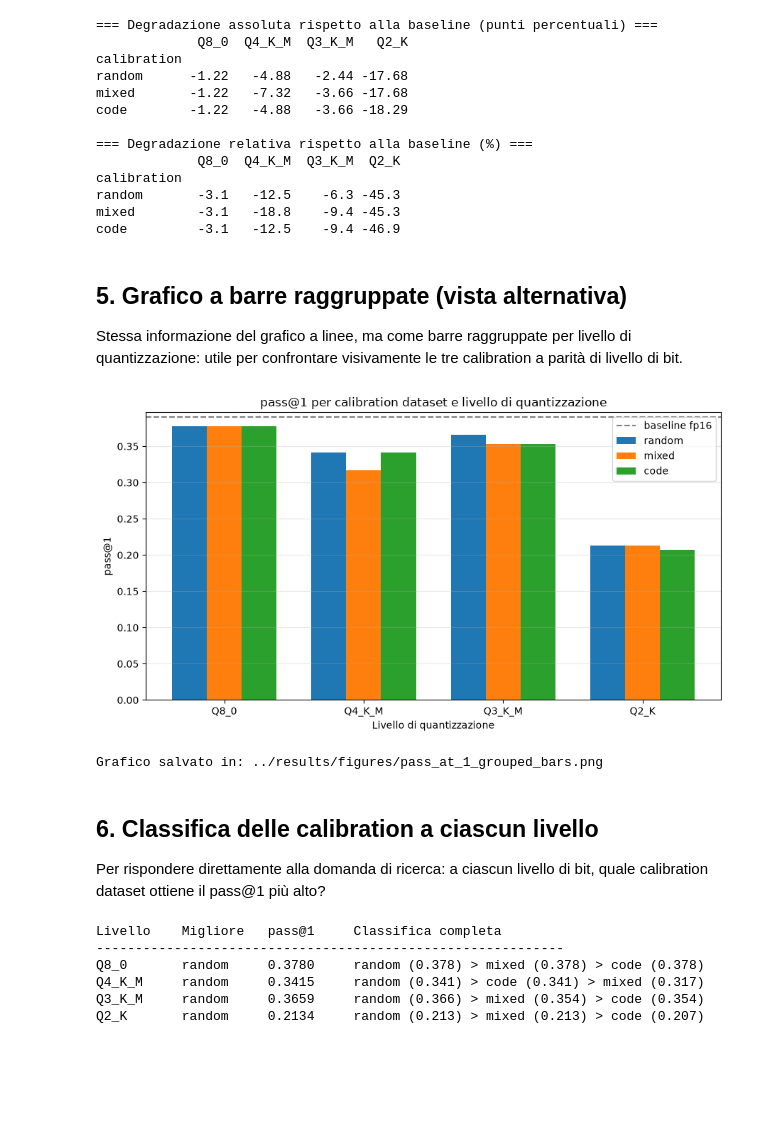
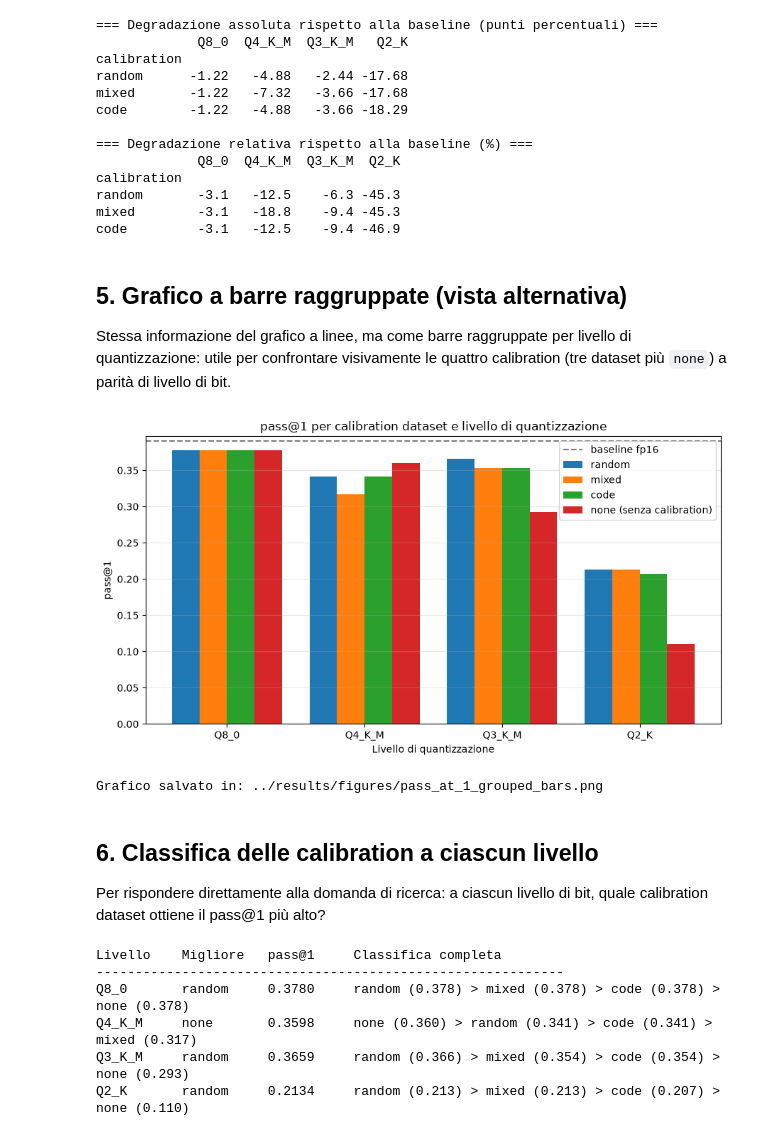
Before and after one commit to Angel136-hub/ProgettoPTQ, a Jupyter notebook: notebooks/05_analyze_results.ipynb, the cells around one changed output. Cells and saved outputs as stored; diff of their text form; code cells hidden in the pictures; blank space fills up the shorter version.

Commit message:
Aggiunto confronto con modelli senza calibration, dimensione dei modelli

```diff
--- a/notebooks/05_analyze_results.ipynb
+++ b/notebooks/05_analyze_results.ipynb
@@ -53,7 +53,7 @@ riferimento orizzontale.
 # %%
 BITS_MAP = {"Q8_0": 8, "Q4_K_M": 4, "Q3_K_M": 3, "Q2_K": 2}
 QUANT_LEVELS = ["Q8_0", "Q4_K_M", "Q3_K_M", "Q2_K"]
-CALIBRATIONS = ["random", "mixed", "code"]
+CALIBRATIONS = ["random", "mixed", "code", "none"]
 
 baseline_row = df_raw[df_raw["model"] == "baseline-f16"]
 baseline_pass1 = float(baseline_row["pass@1"].values[0])
@@ -62,6 +62,12 @@ print(f"Baseline fp16: pass@1 = {baseline_pass1:.4f}")
 
 bits_x = [BITS_MAP[level] for level in QUANT_LEVELS]
 print("Asse X (bit):", bits_x)
+
+# Se i modelli di una calibration non sono ancora stati valutati, li saltiamo con un avviso
+_missing = [c for c in CALIBRATIONS if c not in pivot.index]
+if _missing:
+    print(f"ATTENZIONE: nessun risultato per {_missing}: esegui i notebook 02-04 per questi modelli. Per ora li escludo dai grafici.")
+CALIBRATIONS = [c for c in CALIBRATIONS if c in pivot.index]
 # %% [output]
 Baseline fp16: pass@1 = 0.3902
 Asse X (bit): [8, 4, 3, 2]
@@ -75,15 +81,16 @@ più aggressiva".
 # %%
 fig, ax = plt.subplots(figsize=(8, 5))
 
-colors = {"random": "tab:blue", "mixed": "tab:orange", "code": "tab:green"}
-markers = {"random": "o", "mixed": "s", "code": "^"}
+colors = {"random": "tab:blue", "mixed": "tab:orange", "code": "tab:green", "none": "tab:red"}
+markers = {"random": "o", "mixed": "s", "code": "^", "none": "D"}
 
 for calib in CALIBRATIONS:
     y_values = [pivot.loc[calib, level] for level in QUANT_LEVELS]
     ax.plot(
         bits_x, y_values,
         marker=markers[calib], color=colors[calib],
-        label=calib, linewidth=2, markersize=7,
+        label=("none (senza calibration)" if calib == "none" else calib),
+        linewidth=2, markersize=7, linestyle=(":" if calib == "none" else "-"),
     )
 
 ax.axhline(
@@ -145,36 +152,38 @@ code         -3.1   -12.5    -9.4 -46.9
 ## 5. Grafico a barre raggruppate (vista alternativa)
 
 Stessa informazione del grafico a linee, ma come barre raggruppate per livello di quantizzazione:
-utile per confrontare visivamente le tre calibration a parità di livello di bit.
+utile per confrontare visivamente le quattro calibration (tre dataset più `none`) a parità di livello di bit.
 # %%
 fig, ax = plt.subplots(figsize=(9, 5))
 
 x = range(len(QUANT_LEVELS))
-bar_width = 0.25
+n_calib = len(CALIBRATIONS)
+bar_width = 0.8 / n_calib
 
 for i, calib in enumerate(CALIBRATIONS):
     y_values = [pivot.loc[calib, level] for level in QUANT_LEVELS]
-    offsets = [xi + (i - 1) * bar_width for xi in x]
-    ax.bar(offsets, y_values, width=bar_width, label=calib, color=colors[calib])
+    offsets = [xi + (i - (n_calib - 1) / 2) * bar_width for xi in x]
+    ax.bar(offsets, y_values, width=bar_width, color=colors[calib],
+           label=("none (senza calibration)" if calib == "none" else calib))
 
 ax.axhline(baseline_pass1, color="gray", linestyle="--", linewidth=1.5, label="baseline fp16")
 
 ax.set_xticks(list(x))
 ax.set_xticklabels(QUANT_LEVELS)
 ax.set_xlabel("Livello di quantizzazione")
 ax.set_ylabel("pass@1")
 ax.set_title("pass@1 per calibration dataset e livello di quantizzazione")
 ax.legend()
 ax.grid(True, axis="y", alpha=0.3)
 
 plt.tight_layout()
 fig_path_bar = f"{FIGURES_DIR}/pass_at_1_grouped_bars.png"
 plt.savefig(fig_path_bar, dpi=150)
 plt.show()
 
 print(f"Grafico salvato in: {fig_path_bar}")
 # %% [output]
-[figure, old version]
+[figure, new version]
 Grafico salvato in: ../results/figures/pass_at_1_grouped_bars.png
 # %% [markdown]
 ## 6. Classifica delle calibration a ciascun livello
@@ -194,7 +203,7 @@ for level in QUANT_LEVELS:
 # %% [output]
 Livello    Migliore   pass@1     Classifica completa
 ------------------------------------------------------------
-Q8_0       random     0.3780     random (0.378) > mixed (0.378) > code (0.378)
-Q4_K_M     random     0.3415     random (0.341) > code (0.341) > mixed (0.317)
-Q3_K_M     random     0.3659     random (0.366) > mixed (0.354) > code (0.354)
-Q2_K       random     0.2134     random (0.213) > mixed (0.213) > code (0.207)
+Q8_0       random     0.3780     random (0.378) > mixed (0.378) > code (0.378) > none (0.378)
+Q4_K_M     none       0.3598     none (0.360) > random (0.341) > code (0.341) > mixed (0.317)
+Q3_K_M     random     0.3659     random (0.366) > mixed (0.354) > code (0.354) > none (0.293)
+Q2_K       random     0.2134     random (0.213) > mixed (0.213) > code (0.207) > none (0.110)
```
Also changed, not shown: parts of 8 cells of this notebook, 19 other files.
